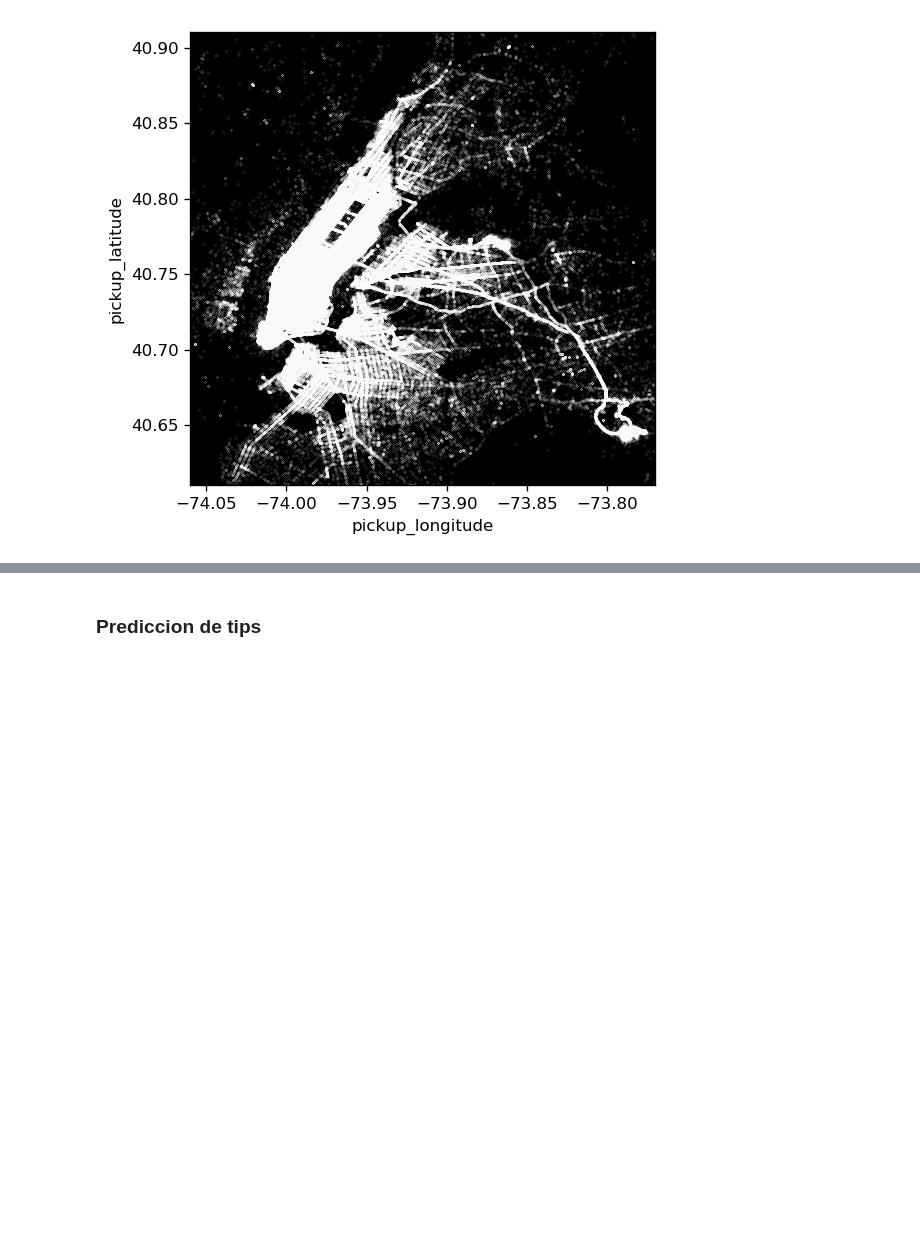
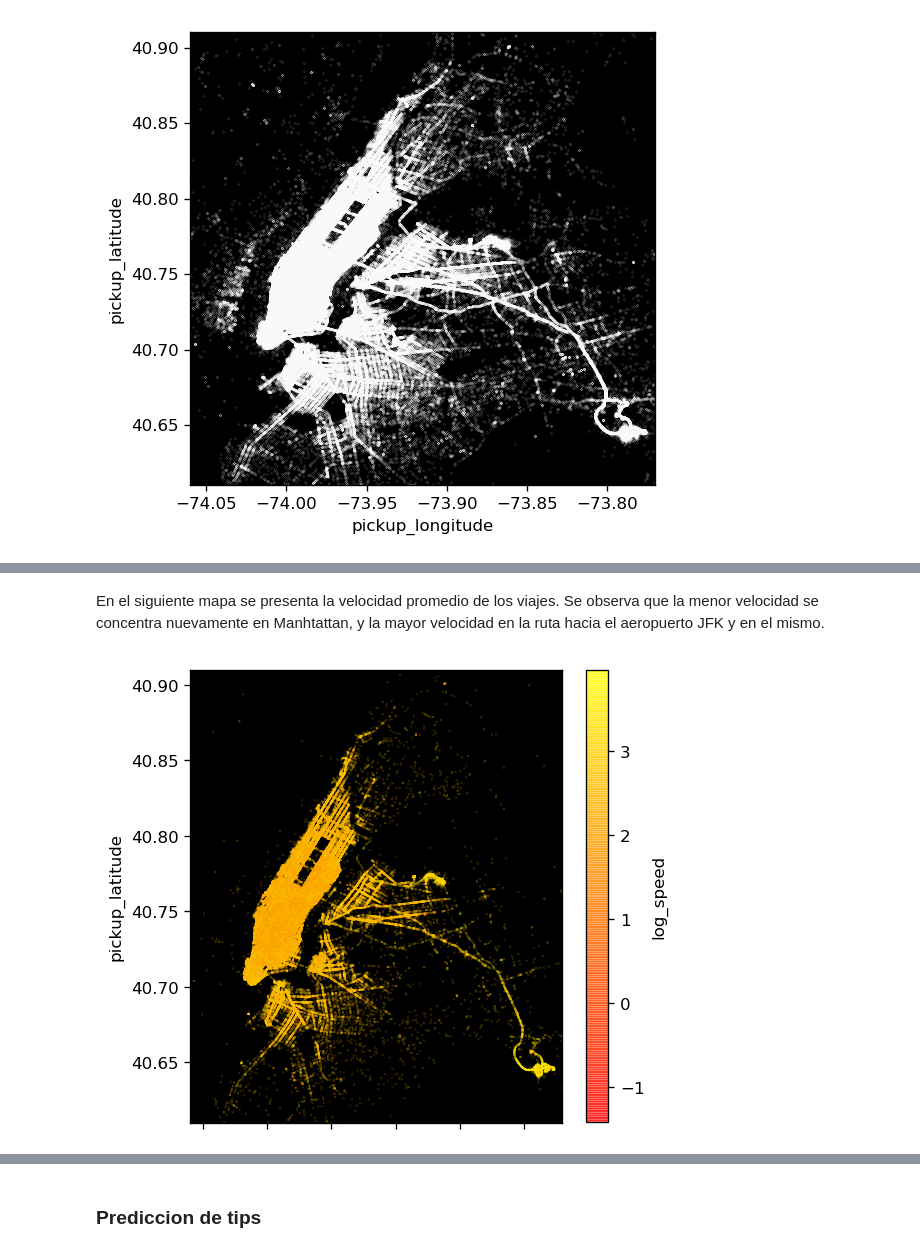
Before and after one commit to cchallu/datank_challenge, a Jupyter notebook: source/datank_challenge.ipynb, the cells around one changed output, grey strips where cells are left out. Cells and saved outputs as stored; diff of their text form; code cells hidden in the pictures; blank space fills up the shorter version.

```diff
--- a/source/datank_challenge.ipynb
+++ b/source/datank_challenge.ipynb
@@ -415,10 +442,14 @@ P.set_axis_bgcolor('black')
+# %% [markdown]
+En el siguiente mapa se presenta la velocidad promedio de los viajes. Se observa que la menor velocidad se concentra nuevamente en Manhtattan, y la mayor velocidad en la ruta hacia el aeropuerto JFK y en el mismo.
 # %%
 %matplotlib inline
 
 new_style = {'grid': False}
 matplotlib.rc('axes', **new_style)
 rcParams['figure.figsize'] = (5, 5)
 rcParams['figure.dpi'] = 120
-
-P=data_clean.loc[(data_clean['average_speed'] > 0) & (data_clean['average_speed'] <= 30.0)].plot(kind='scatter', x='pickup_longitude', y='pickup_latitude',c='average_speed', cmap='autumn', xlim=(-74.06,-73.77),ylim=(40.61, 40.91),s=.02,alpha=.6)
+data_sample['log_speed'] = np.log(data_sample['average_speed'])
+P=data_sample.plot(kind='scatter', x='pickup_longitude', y='pickup_latitude',c='log_speed', cmap='autumn', xlim=(-74.06,-73.77),ylim=(40.61, 40.91),s=.02,alpha=.6)
 P.set_axis_bgcolor('black')
+# %% [output]
+[figure, added]
```
Also changed, not shown: parts of 17 cells of this notebook.
